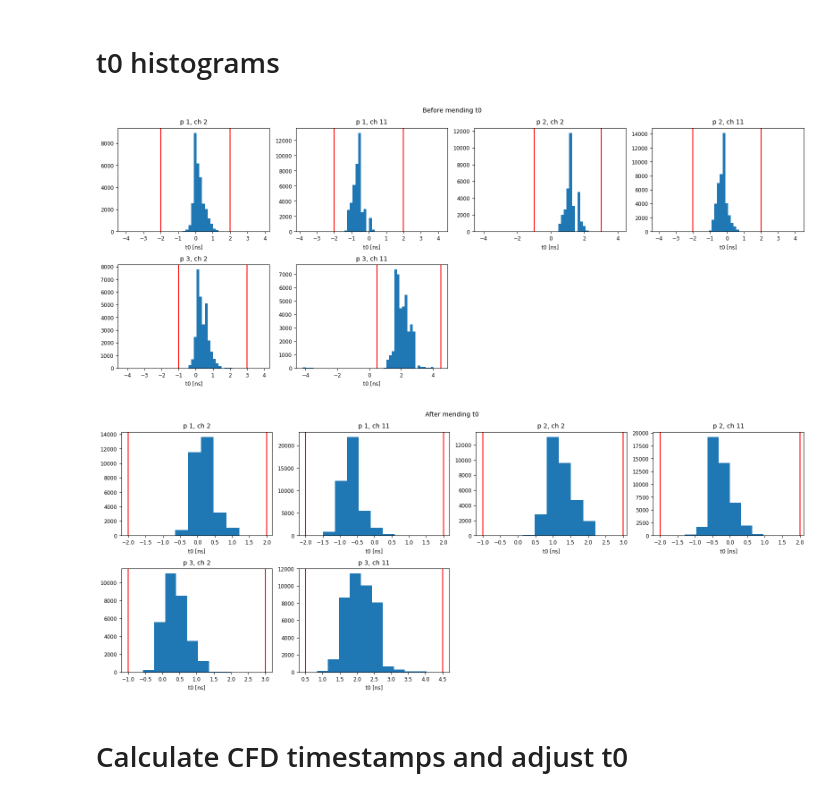
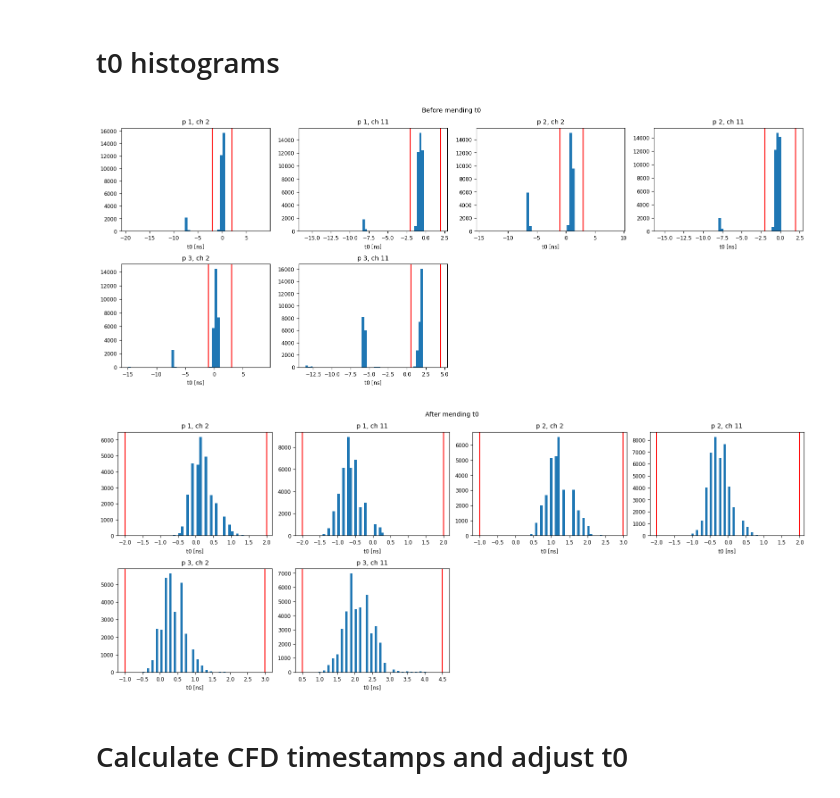
Before and after one commit to MatiXOfficial/pps-timing-ml, a Jupyter notebook: notebooks/dataset/produce_dataset.ipynb, the cells around one changed output. Drawn from its saved outputs; the diff is of its cells as text; code cells hidden in the pictures.

Commit message:
Fixed t0 histograms

```diff
--- a/notebooks/dataset/produce_dataset.ipynb
+++ b/notebooks/dataset/produce_dataset.ipynb
@@ -121,16 +121,15 @@ channel_t0_thresholds = {
 # %%
 def t0_mod(x):
     return (x + 4.1667) % 8.3333 - 4.1667
 
 t0_dict = defaultdict(list)
 for event_data in vmax_dataset.values():
     for plane, channel, wav_data in event_data.get_all_waveforms():
-        wav_data.t0 = t0_mod(wav_data.t0)
         t0_dict[(plane, channel)].append(wav_data.t0)
 
-plot_channel_data(t0_dict, 'Before mending t0', 't0 [ns]', channel_t0_thresholds)
+plot_channel_data(t0_dict, 'Before mending t0', 't0 [ns]', channel_t0_thresholds, bins=50)
 # %% [output]
-[figure, old version]
+[figure, new version]
 # %%
 t0_dataset = copy.deepcopy(vmax_dataset)
 
@@ -146,9 +146,9 @@ for event_data in t0_dataset.values():
     for plane, channel, wav_data in event_data.get_all_waveforms():
         t0_dict[(plane, channel)].append(wav_data.t0)
 
-plot_channel_data(t0_dict, 'After mending t0', 't0 [ns]', channel_t0_thresholds, bins=10)
+plot_channel_data(t0_dict, 'After mending t0', 't0 [ns]', channel_t0_thresholds, bins=50)
 # %% [output]
-[figure, old version]
+[figure, new version]
 # %% [markdown]
 # Calculate CFD timestamps and adjust t0
 # %%
```
Also changed, not shown: parts of 1 cell of this notebook.
